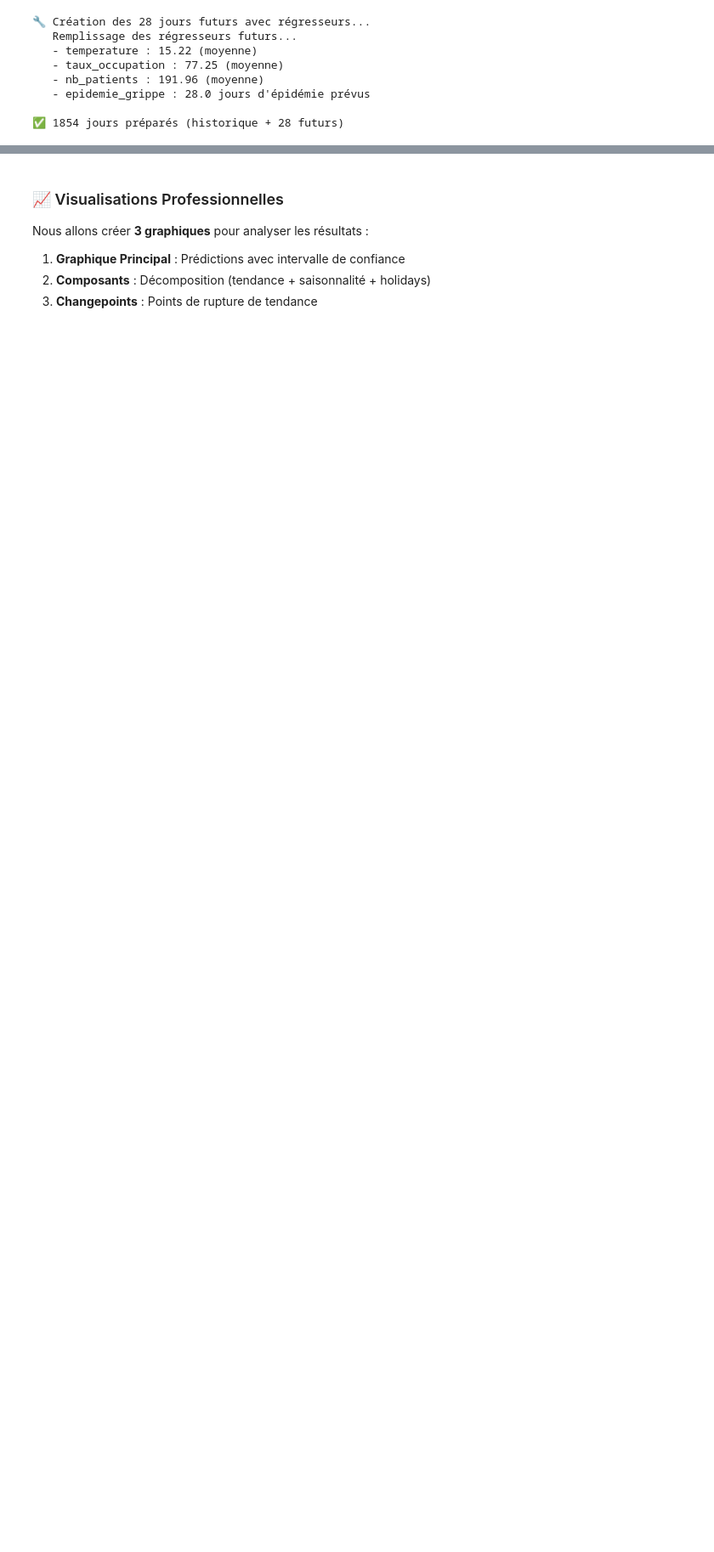
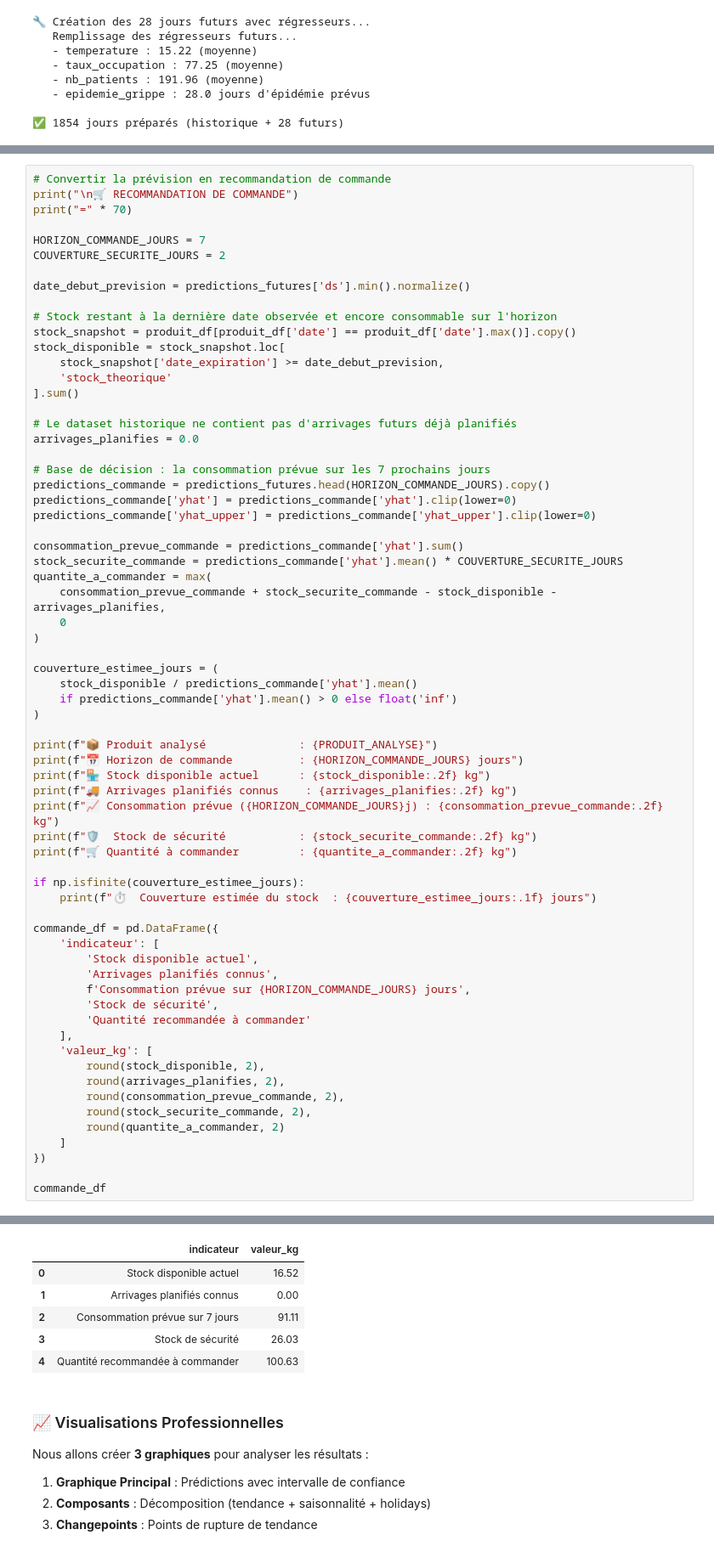
Before and after one commit to YzRequiem/hospital-stock-management-ai, a Jupyter notebook: notebooks/Analyse_Mont_Vert_ENRICHI.ipynb, the cells around one changed output, grey strips where cells are left out. Shown at 85% size. Drawn from its saved outputs; the diff is of its cells as text; blank space fills up the shorter version.

Commit message:
Quantité a commander

```diff
--- a/notebooks/Analyse_Mont_Vert_ENRICHI.ipynb
+++ b/notebooks/Analyse_Mont_Vert_ENRICHI.ipynb
@@ -1087,0 +1095,67 @@ predictions_futures[['ds', 'yhat', 'yhat_lower', 'yhat_upper']].head(10)
+# %%
+# Convertir la prévision en recommandation de commande
+print("\n🛒 RECOMMANDATION DE COMMANDE")
+print("=" * 70)
+
+HORIZON_COMMANDE_JOURS = 7
+COUVERTURE_SECURITE_JOURS = 2
+
+date_debut_prevision = predictions_futures['ds'].min().normalize()
+
+# Stock restant à la dernière date observée et encore consommable sur l'horizon
+stock_snapshot = produit_df[produit_df['date'] == produit_df['date'].max()].copy()
+stock_disponible = stock_snapshot.loc[
+    stock_snapshot['date_expiration'] >= date_debut_prevision,
+    'stock_theorique'
+].sum()
+
+# Le dataset historique ne contient pas d'arrivages futurs déjà planifiés
+arrivages_planifies = 0.0
+
+# Base de décision : la consommation prévue sur les 7 prochains jours
+predictions_commande = predictions_futures.head(HORIZON_COMMANDE_JOURS).copy()
+predictions_commande['yhat'] = predictions_commande['yhat'].clip(lower=0)
+predictions_commande['yhat_upper'] = predictions_commande['yhat_upper'].clip(lower=0)
+
+consommation_prevue_commande = predictions_commande['yhat'].sum()
+stock_securite_commande = predictions_commande['yhat'].mean() * COUVERTURE_SECURITE_JOURS
+quantite_a_commander = max(
+    consommation_prevue_commande + stock_securite_commande - stock_disponible - arrivages_planifies,
+    0
+)
+
+couverture_estimee_jours = (
+    stock_disponible / predictions_commande['yhat'].mean()
+    if predictions_commande['yhat'].mean() > 0 else float('inf')
+)
+
+print(f"📦 Produit analysé              : {PRODUIT_ANALYSE}")
+print(f"📅 Horizon de commande          : {HORIZON_COMMANDE_JOURS} jours")
+print(f"🏪 Stock disponible actuel      : {stock_disponible:.2f} kg")
+print(f"🚚 Arrivages planifiés connus    : {arrivages_planifies:.2f} kg")
+print(f"📈 Consommation prévue ({HORIZON_COMMANDE_JOURS}j) : {consommation_prevue_commande:.2f} kg")
+print(f"🛡️  Stock de sécurité           : {stock_securite_commande:.2f} kg")
+print(f"🛒 Quantité à commander         : {quantite_a_commander:.2f} kg")
+
+if np.isfinite(couverture_estimee_jours):
+    print(f"⏱️  Couverture estimée du stock  : {couverture_estimee_jours:.1f} jours")
+
+commande_df = pd.DataFrame({
+    'indicateur': [
+        'Stock disponible actuel',
+        'Arrivages planifiés connus',
+        f'Consommation prévue sur {HORIZON_COMMANDE_JOURS} jours',
+        'Stock de sécurité',
+        'Quantité recommandée à commander'
+    ],
+    'valeur_kg': [
+        round(stock_disponible, 2),
+        round(arrivages_planifies, 2),
+        round(consommation_prevue_commande, 2),
+        round(stock_securite_commande, 2),
+        round(quantite_a_commander, 2)
+    ]
+})
+
+commande_df
+# %% [output]
@@ -1088,3 +1172,9 @@ predictions_futures[['ds', 'yhat', 'yhat_lower', 'yhat_upper']].head(10)
+|  | indicateur | valeur_kg |
+| 0 | Stock disponible actuel | 16.52 |
+| 1 | Arrivages planifiés connus | 0.00 |
+| 2 | Consommation prévue sur 7 jours | 91.11 |
+| 3 | Stock de sécurité | 26.03 |
+| 4 | Quantité recommandée à commander | 100.63 |
 # %% [markdown]
 ### 📈 Visualisations Professionnelles
 
```
Also changed, not shown: parts of 16 cells of this notebook.
